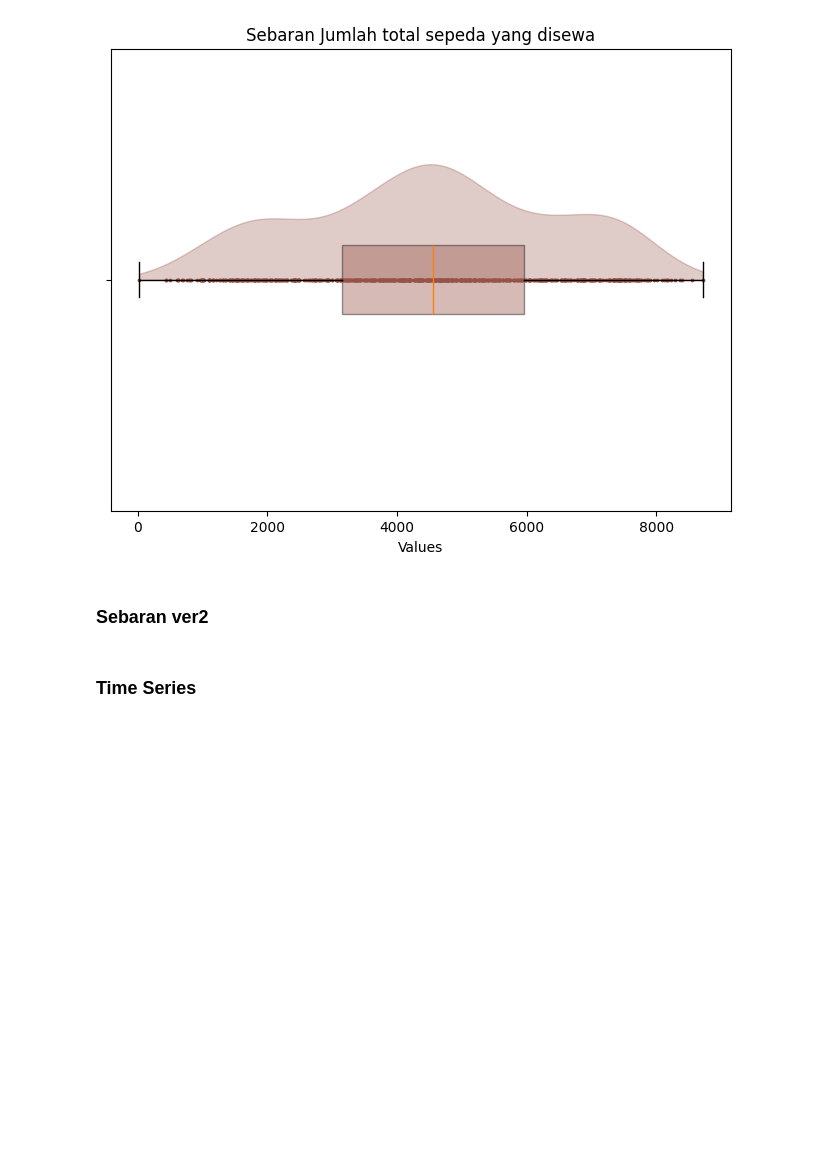
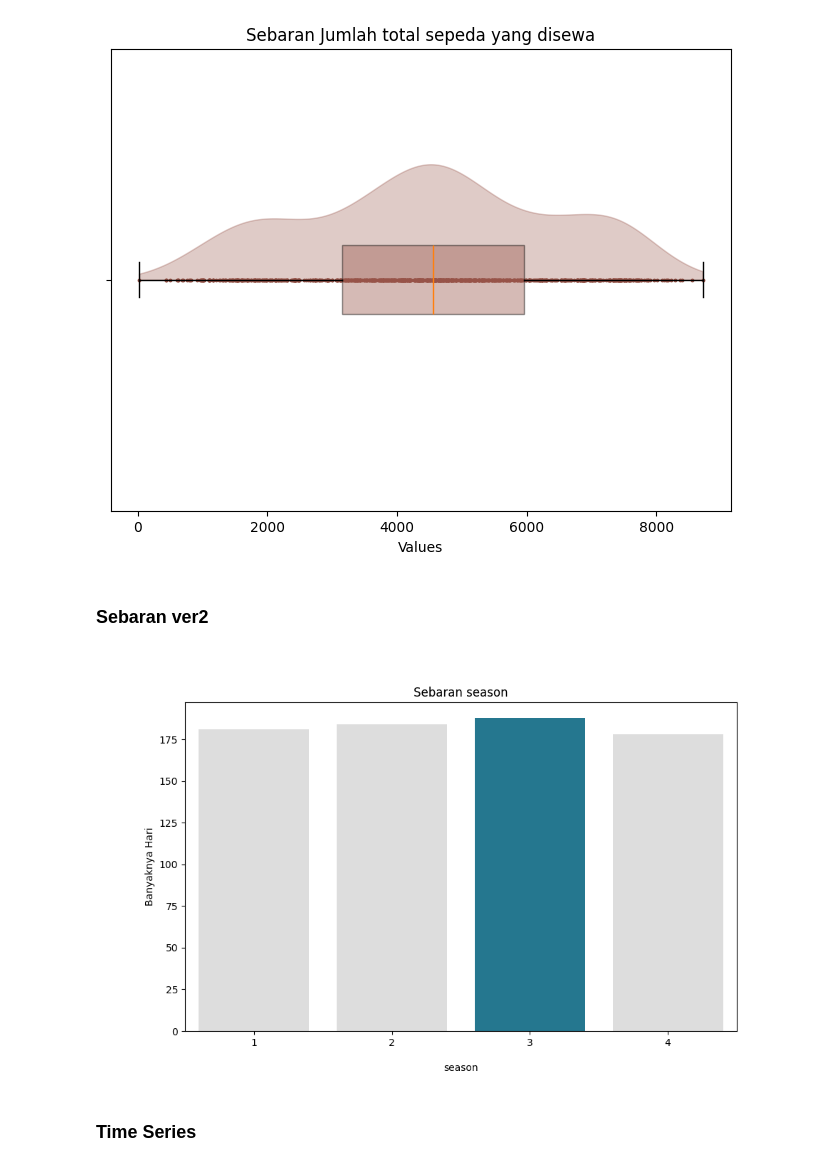
Before and after one commit to Zen-Rofiqy/Bangkit-2024, a Jupyter notebook: 04 Analisis Data dng Py/@Proyek-akhir/MyDashBoard.ipynb, the cells around one changed output. Drawn from its saved outputs; the diff is of its cells as text; code cells hidden in the pictures; blank space fills up the shorter version.

```diff
--- a/04 Analisis Data dng Py/@Proyek-akhir/MyDashBoard.ipynb
+++ b/04 Analisis Data dng Py/@Proyek-akhir/MyDashBoard.ipynb
@@ -645,6 +648,11 @@ c_holiday = save_plot_to_variable(day_df, 'windspeed')
 c_holiday = save_plot_to_variable(day_df, 'casual')
 c_holiday = save_plot_to_variable(day_df, 'registered')
 c_holiday = save_plot_to_variable(day_df, 'cnt')
+# %%
+# Menampilkan plot pertama
+display(Image(c_season.getvalue()))
+# %% [output]
+[figure, added]
 # %% [markdown]
 ### Time Series
 # %%
```
Also changed, not shown: parts of 2 cells of this notebook.
